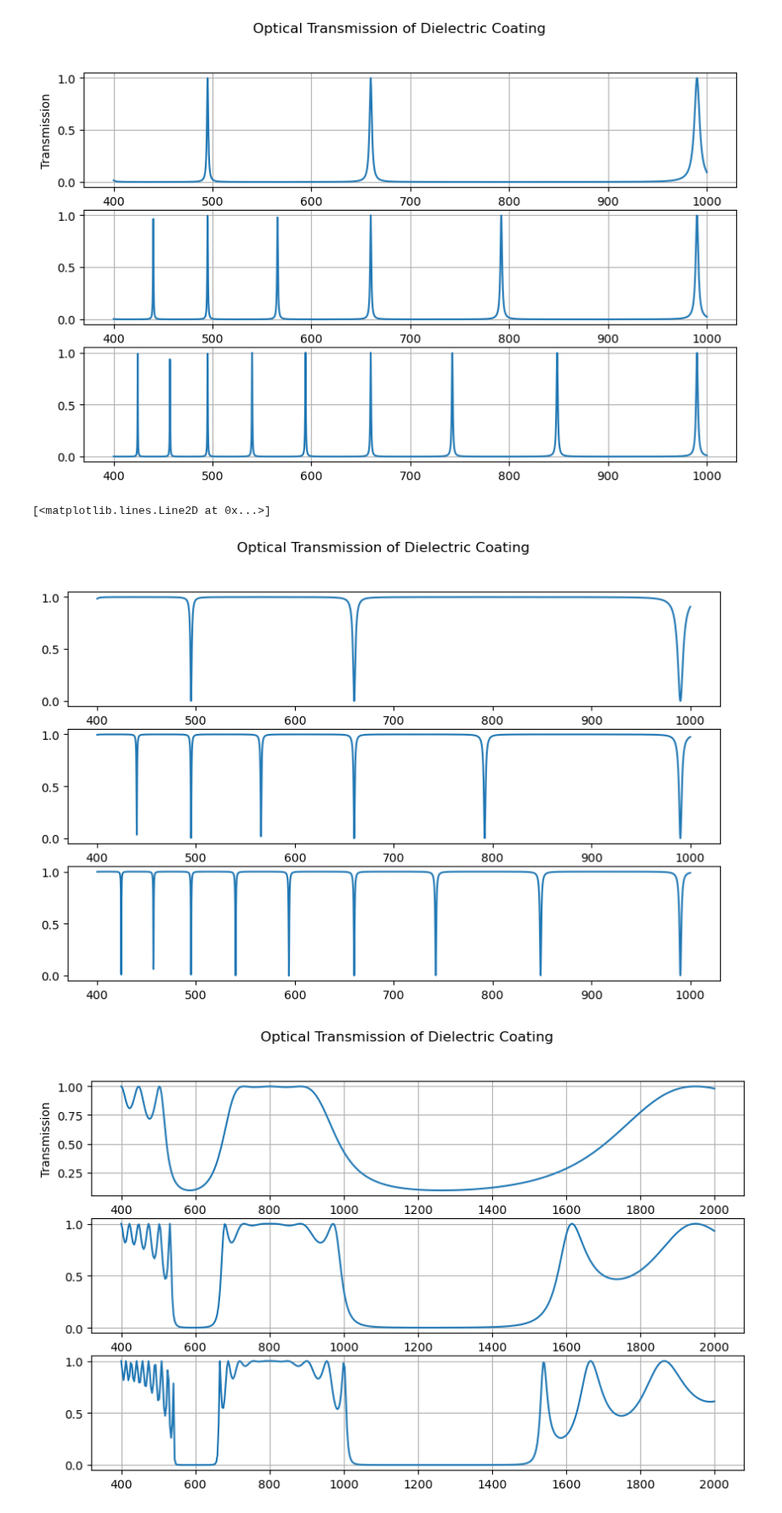
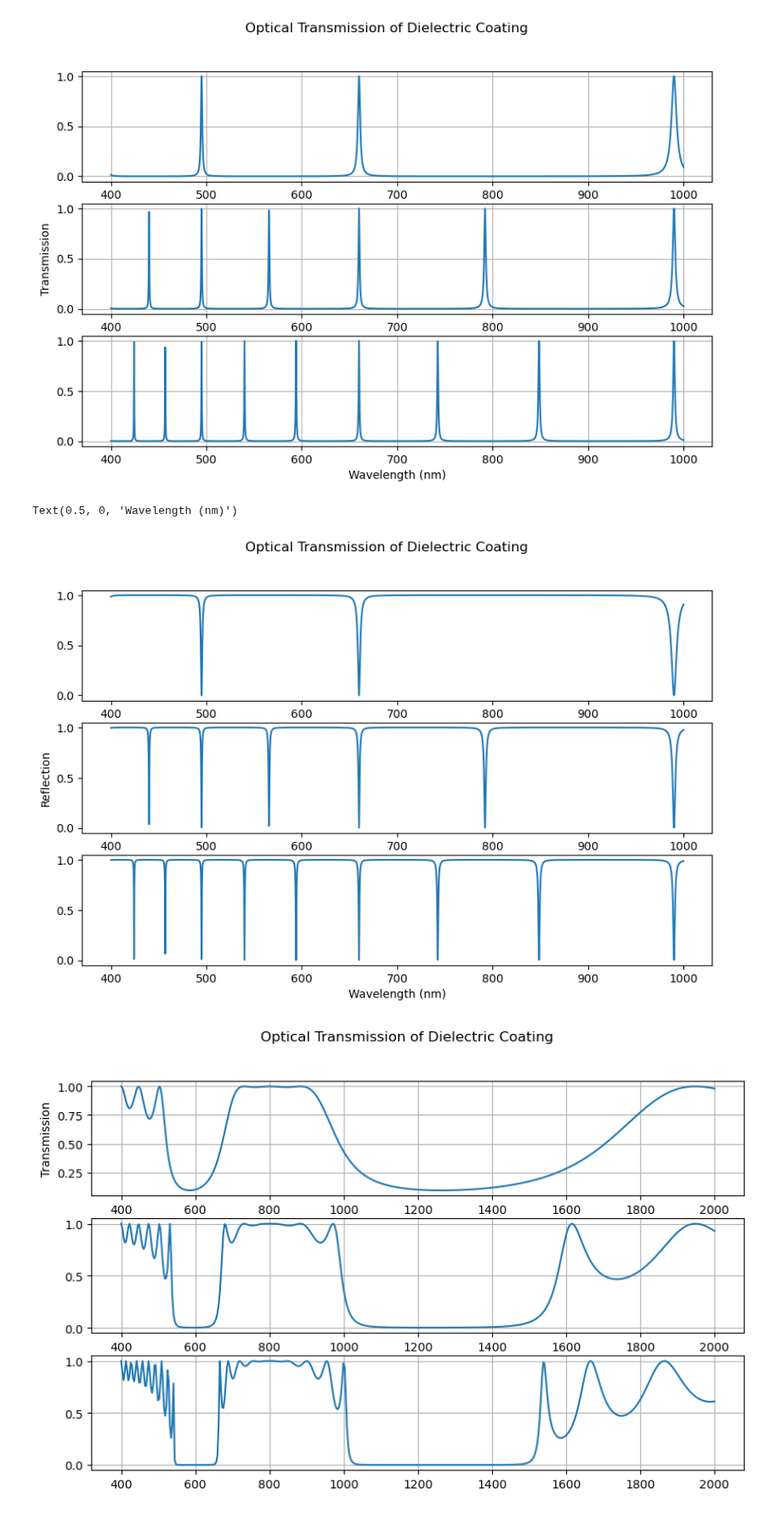
Before and after one commit to tacticstactics/Optical_thin_film_coating, a Jupyter notebook: Transfer-Matirx-Method.ipynb, the cells around one changed output. Shown at 85% size. Saved outputs shown, nothing was run; the diff lists cells and outputs as text; code cells hidden in the pictures.

```diff
--- a/Transfer-Matirx-Method.ipynb
+++ b/Transfer-Matirx-Method.ipynb
@@ -78,36 +78,37 @@ fig1.suptitle("Optical Transmission of Dielectric Coating")
 
 # Plot the results
 ax11.plot(wavelengths, transmission)
-
-ax11.set_xlabel('Wavelength (nm)')
-ax11.set_ylabel('Transmission')
 ax11.grid(True)
 
 ax12.plot(wavelengths, transmission_2)
+ax12.set_ylabel('Transmission')
 ax12.grid(True)
 
 ax13.plot(wavelengths, transmission_3)
+ax13.set_xlabel('Wavelength (nm)')
 ax13.grid(True)
 #plt.show()
 # %% [output]
-[figure, old version]
+[figure, new version]
 # %%
 # Reflection
 fig2, (ax21,ax22,ax23) = plt.subplots(3,1, figsize = (10,6), sharey=False)
 fig2.suptitle("Optical Transmission of Dielectric Coating")
 
 ax21.plot(wavelengths, reflection_power)
 ax22.plot(wavelengths, reflection_power_2)
+ax22.set_ylabel('Reflection')
 ax23.plot(wavelengths, reflection_power_3)
+ax23.set_xlabel('Wavelength (nm)')
 #plt.xlabel('Wavelength (nm)')
 #plt.ylabel('Reflection')
 #plt.title('Optical Reflection of Dielectric Coating')
 #plt.grid(True)
 # Wavelength range (in nm)
 #plt.show()
 # %% [output]
-[<matplotlib.lines.Line2D at 0x...>]
+Text(0.5, 0, 'Wavelength (nm)')
-[figure, old version]
+[figure, new version]
 # %%
 wavelengths = np.linspace(400, 2000, 500)
 
```
